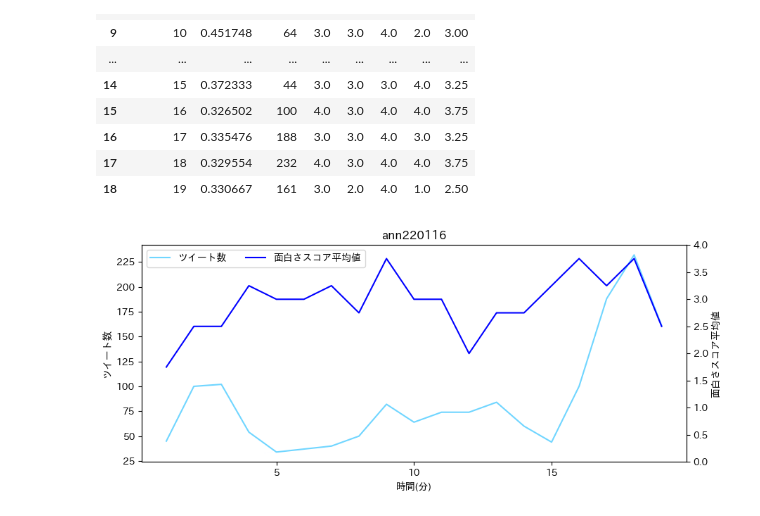
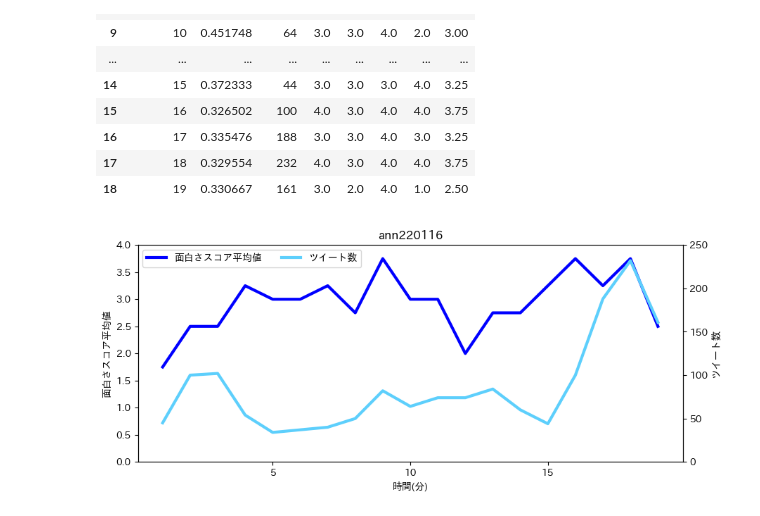
Before and after one commit to Ota1022/DEIM2023, a Jupyter notebook: experiment1/annkw/analysis.ipynb, the cells around one changed output. Saved outputs shown, nothing was run; the diff lists cells and outputs as text; code cells hidden in the pictures.

```diff
--- a/experiment1/annkw/analysis.ipynb
+++ b/experiment1/annkw/analysis.ipynb
@@ -66,33 +66,26 @@ df
 # %%
 fig, ax = plt.subplots(figsize=(10, 4))
 ax.set_xlabel('時間(分)')
-ax.set_ylabel('ツイート数')
 ax.set_title("ann220116")
-# ax.grid(False)
-# ax.tick_params(axis='x')
-# ax.tick_params(axis='y')
+ax.set_ylabel("面白さスコア平均値")
 raw_num = len(df)
-# ax.set_xlim(-0.5, raw_num+0.5)
 ax.set_xticks(range(0, raw_num+1, 5))
-# ax.set_ylim(0, 250, 50)
-# ax.set_ylim(0, 0.6)
-ax.plot(df['created_at'], df['tweet'], color='#70d6ff', label='ツイート数')
+ax.set_ylim(0, 4)
+ax.plot(df['created_at'], df['exp'],
+         color='blue', label='面白さスコア平均値', lw=3)
 
 ax2 = ax.twinx()
-ax2.set_ylim(0, 4)
-ax2.set_ylabel("面白さスコア平均値")
-# ax2.tick_params(axis='y')
-ax2.plot(df['created_at'], df['exp'],
-         color='blue', label='面白さスコア平均値')
-# ax2.grid(False)
+ax2.set_ylabel('ツイート数')
+ax2.set_ylim(0, 250, 50)
+ax2.plot(df['created_at'], df['tweet'], color='#5dcffc', label='ツイート数', lw=3)
 
 h1, l1 = ax.get_legend_handles_labels()
 h2, l2 = ax2.get_legend_handles_labels()
 ax.legend(h1+h2, l1+l2, loc='upper left', ncol=2)
 
 plt.savefig("it_annkw")
 # %% [output]
-[figure, old version]
+[figure, new version]
 # %%
 fig, ax = plt.subplots(figsize=(10, 4))
 ax.set_xlabel('時間(分)')
```
Also changed, not shown: parts of 1 cell of this notebook, 10 other files.
